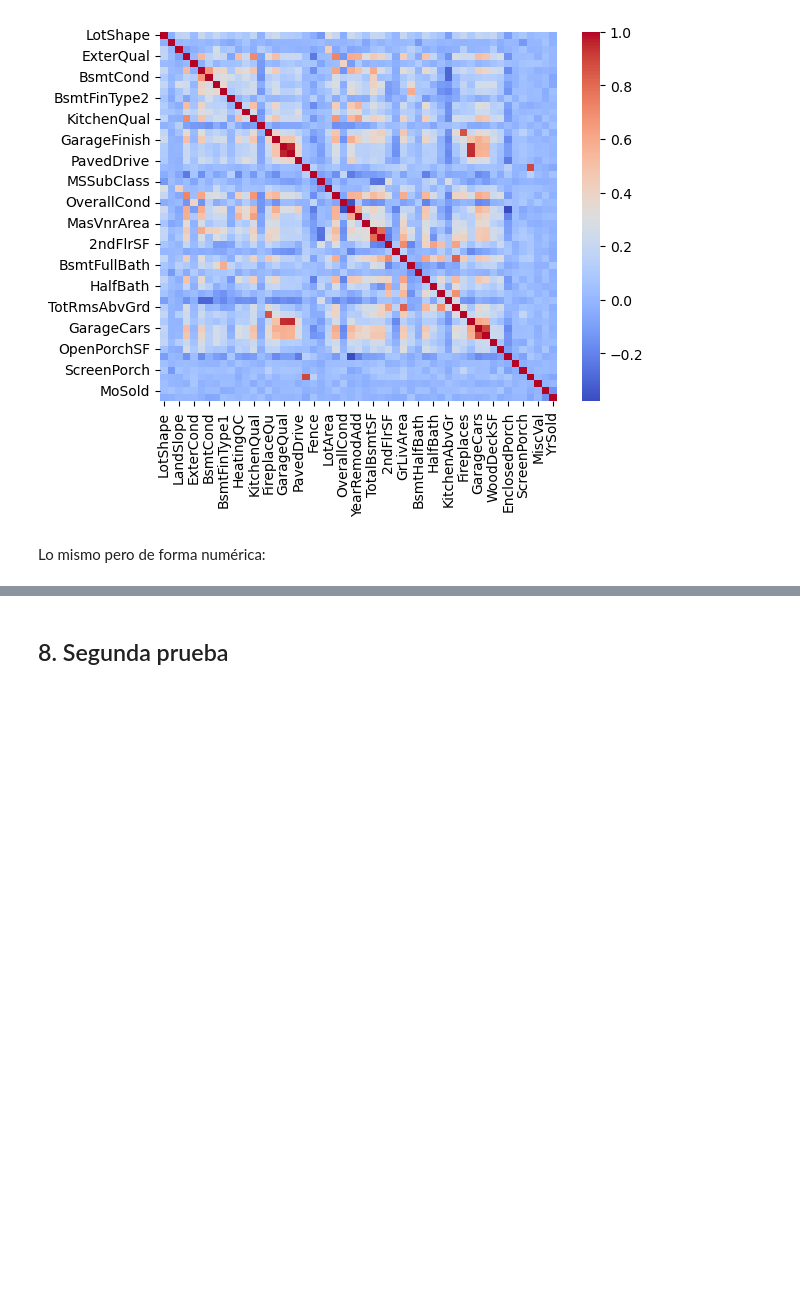
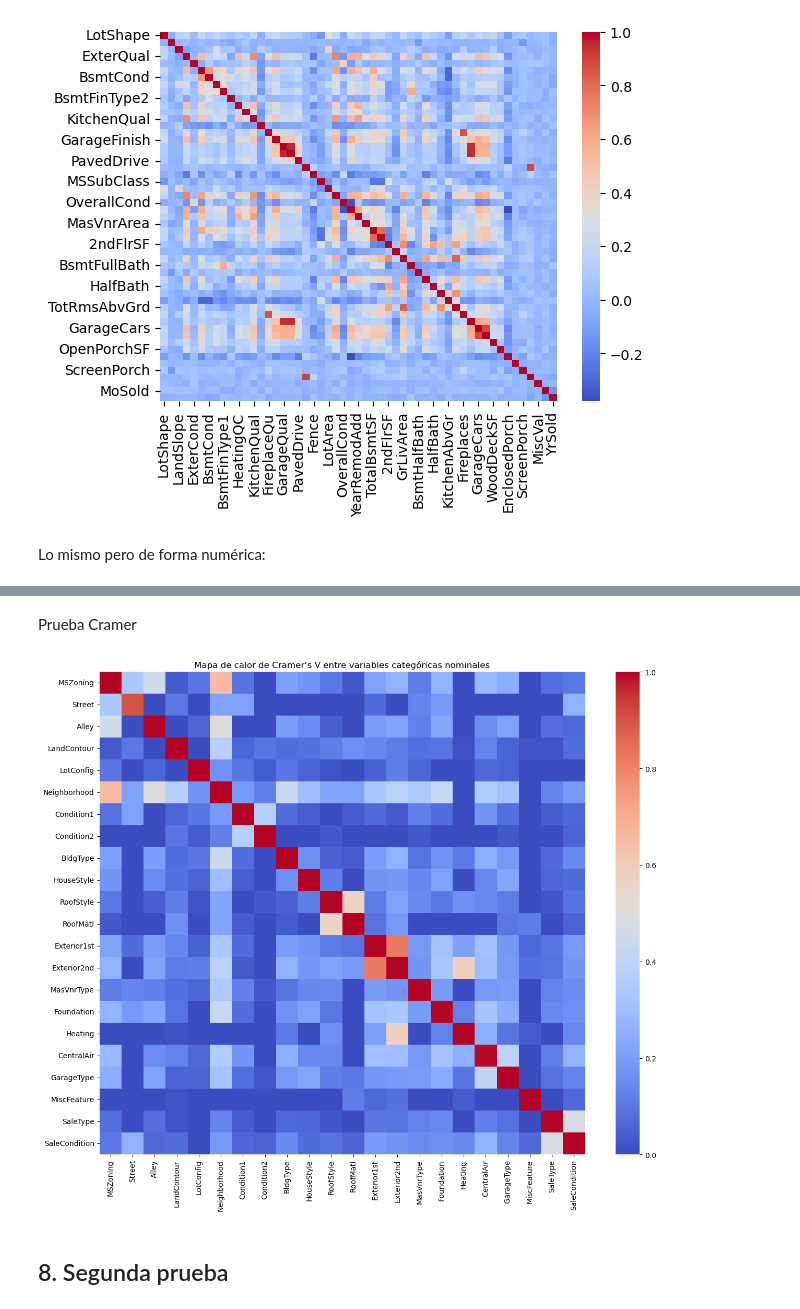
Before and after one commit to mmarzap19/SuperPoderosas, a Jupyter notebook: Mojo_jojo.ipynb, the cells around one changed output, grey strips where cells are left out. Saved outputs shown, nothing was run; the diff lists cells and outputs as text; code cells hidden in the pictures; blank space fills up the shorter version.

Commit message:
Matriz de Cramer

```diff
--- a/Mojo_jojo.ipynb
+++ b/Mojo_jojo.ipynb
@@ -764,3 +806,42 @@ print(high_corr_df.sort_values(by="Correlación", ascending=False))
+# %% [markdown]
+Prueba Cramer
+# %%
+from itertools import combinations
+import pandas as pd
+import numpy as np
+import seaborn as sns
+import matplotlib.pyplot as plt
+from scipy.stats import chi2_contingency  # 🔹 ESTE IMPORT FALTABA 🔹
+
+def cramers_v(x, y):
+    confusion_matrix = pd.crosstab(x, y)
+    if confusion_matrix.shape[0] < 2 or confusion_matrix.shape[1] < 2:
+        return np.nan
+    chi2 = chi2_contingency(confusion_matrix)[0]
+    n = confusion_matrix.sum().sum()
+    phi2 = chi2 / n
+    r, k = confusion_matrix.shape
+    phi2corr = max(0, phi2 - ((k-1)*(r-1))/(n-1))
+    rcorr = r - ((r-1)**2)/(n-1)
+    kcorr = k - ((k-1)**2)/(n-1)
+    return np.sqrt(phi2corr / min((kcorr-1), (rcorr-1)))
+
+# Crear matriz vacía
+cramer_matrix = pd.DataFrame(index=caract_categoricas_nominales, columns=caract_categoricas_nominales)
+
+# Calcular Cramer’s V entre todas las variables
+for col1 in caract_categoricas_nominales:
+    for col2 in caract_categoricas_nominales:
+        cramer_matrix.loc[col1, col2] = cramers_v(df[col1], df[col2])
+
+# Convertir a float y graficar
+cramer_matrix = cramer_matrix.astype(float)
+plt.figure(figsize=(15, 12))
+sns.heatmap(cramer_matrix, annot=False, cmap='coolwarm', vmin=0, vmax=1)
+plt.title("Mapa de calor de Cramer’s V entre variables categóricas nominales")
+plt.show()
+# %% [output]
+[figure, added]
 # %% [markdown]
 ## 8. Segunda prueba
 # %% [markdown]
```
Also changed, not shown: parts of 5 cells of this notebook.
